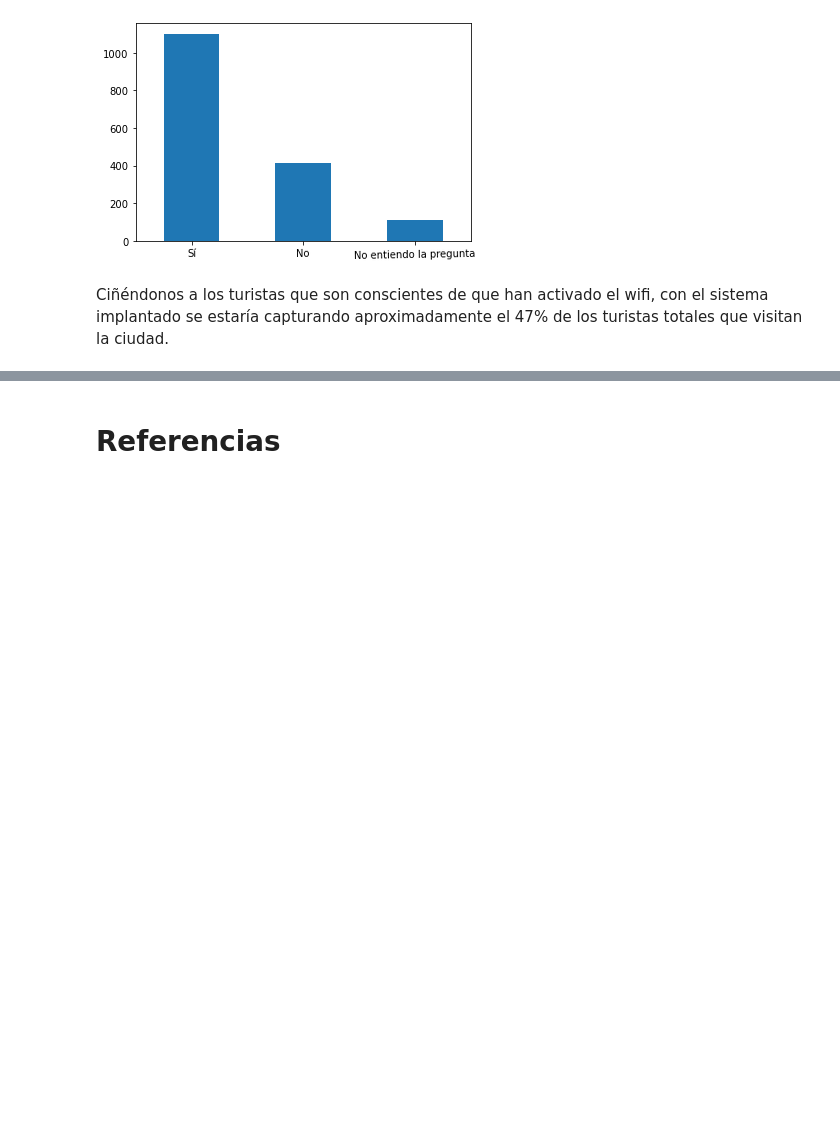
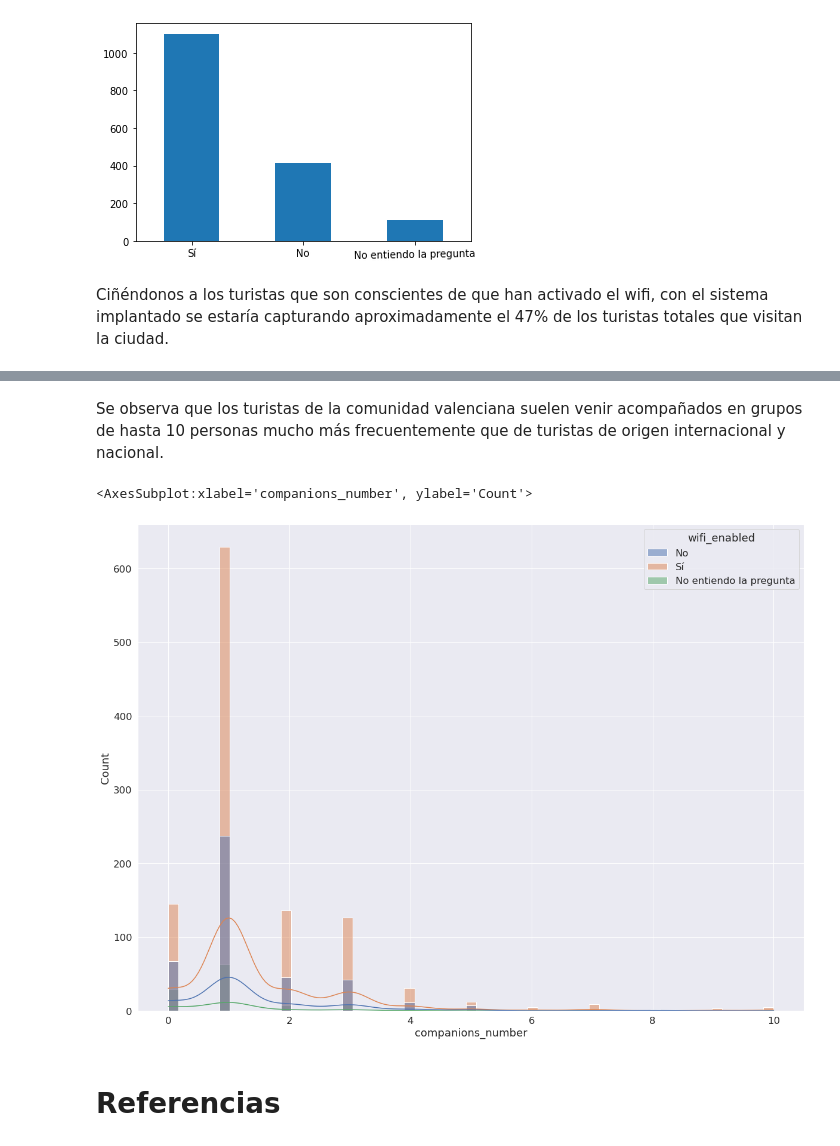
Before and after one commit to luperezsal/AlcoiTourist, a Jupyter notebook: Proyecto3_2.ipynb, the cells around one changed output, grey strips where cells are left out. Cells and saved outputs as stored; diff of their text form; code cells hidden in the pictures; blank space fills up the shorter version.

```diff
--- a/Proyecto3_2.ipynb
+++ b/Proyecto3_2.ipynb
@@ -225,3 +246,12 @@ Name: residence_1, dtype: int64
+# %% [markdown]
+Se observa que los turistas de la comunidad valenciana suelen venir acompañados en grupos de hasta 10 personas mucho más frecuentemente que de turistas de origen internacional y nacional.
+# %%
+sns.set(font_scale = 1.5)
+plt.figure(figsize=(20,15)) #change your figure size as per your desire here
+sns.histplot(data=aux, x="companions_number", hue="wifi_enabled", kde=True)
+# %% [output]
+<AxesSubplot:xlabel='companions_number', ylabel='Count'>
+[figure, added]
 # %% [markdown]
 # Referencias
 # %% [markdown]
```
Also changed, not shown: parts of 6 cells of this notebook.
